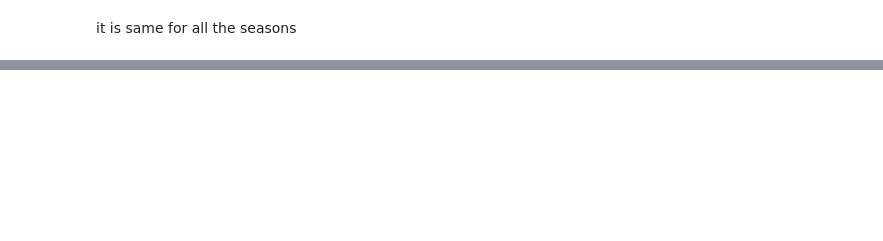
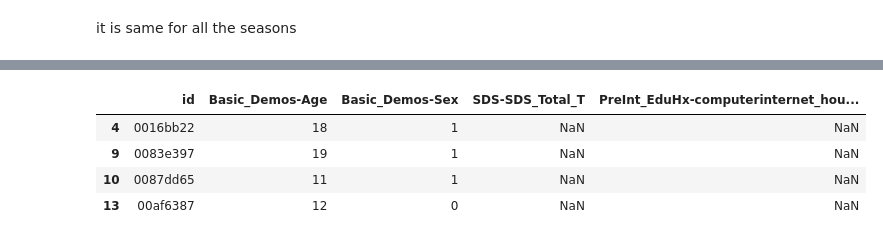
Before and after one commit to Nandana-Chigaterappa-HemanthKumar/PulseNet, a Jupyter notebook: data-cleaning-for-ml-model.ipynb, the cells around one changed output, grey strips where cells are left out. Drawn from its saved outputs; the diff is of its cells as text; code cells hidden in the pictures; blank space fills up the shorter version.

Commit message:
Kaggle Notebook | Data Cleaning for ML Model | Version 12

```diff
--- a/data-cleaning-for-ml-model.ipynb
+++ b/data-cleaning-for-ml-model.ipynb
@@ -1755,0 +1224,9 @@ Processed DataFrame saved as 'cleaned.csv'.
+# %%
+import pandas as pd
+
+# Assuming 'df' is your DataFrame and you want to keep 'column1', 'column2', and 'column3'
+columns_to_retain = ['id', 'Basic_Demos-Age', 'Basic_Demos-Sex','SDS-SDS_Total_T','PreInt_EduHx-computerinternet_hoursday']
+test_filtered = test[columns_to_retain]
+
+# Display the filtered DataFrame
+print(test_filtered)
@@ -1755,0 +1293,15 @@ Processed DataFrame saved as 'cleaned.csv'.
+# %%
+# Check if both columns have missing values in the same row in the original test_filtered DataFrame
+both_missing = test_filtered['SDS-SDS_Total_T'].isna() & test_filtered['PreInt_EduHx-computerinternet_hoursday'].isna()
+
+# Display the rows where both columns have missing values
+rows_with_both_missing = test_filtered[both_missing]
+
+# Display the rows where both columns have NaN values
+rows_with_both_missing
+# %% [output]
+|  | id | Basic_Demos-Age | Basic_Demos-Sex | SDS-SDS_Total_T | PreInt_EduHx-computerinternet_hou... |
+| 4 | 0016bb22 | 18 | 1 | NaN | NaN |
+| 9 | 0083e397 | 19 | 1 | NaN | NaN |
+| 10 | 0087dd65 | 11 | 1 | NaN | NaN |
+| 13 | 00af6387 | 12 | 0 | NaN | NaN |
```
Also changed, not shown: parts of 82 cells of this notebook.
